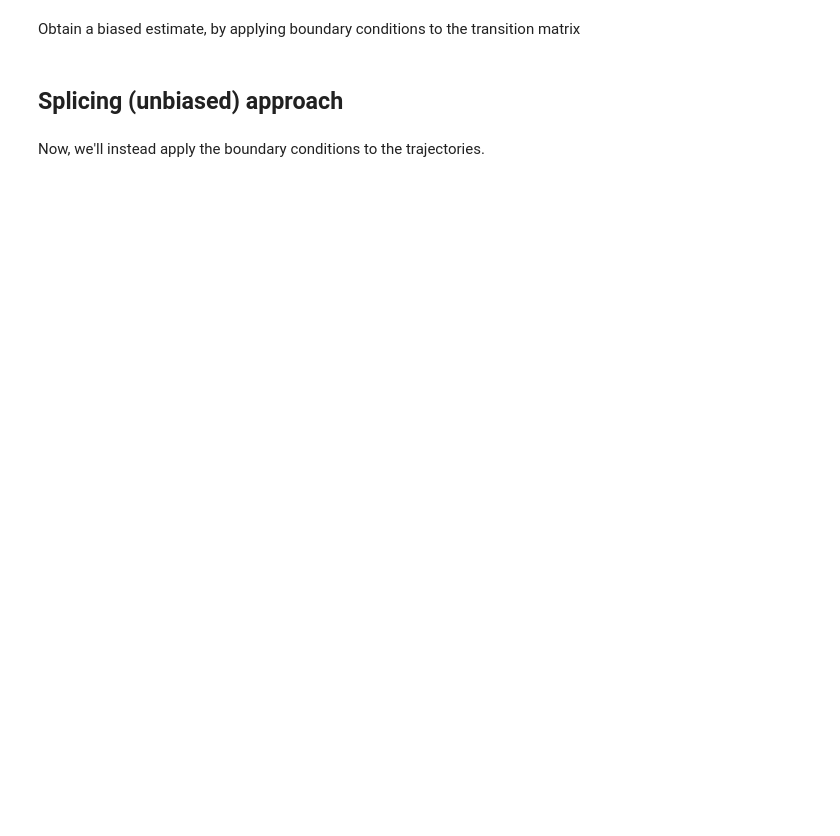
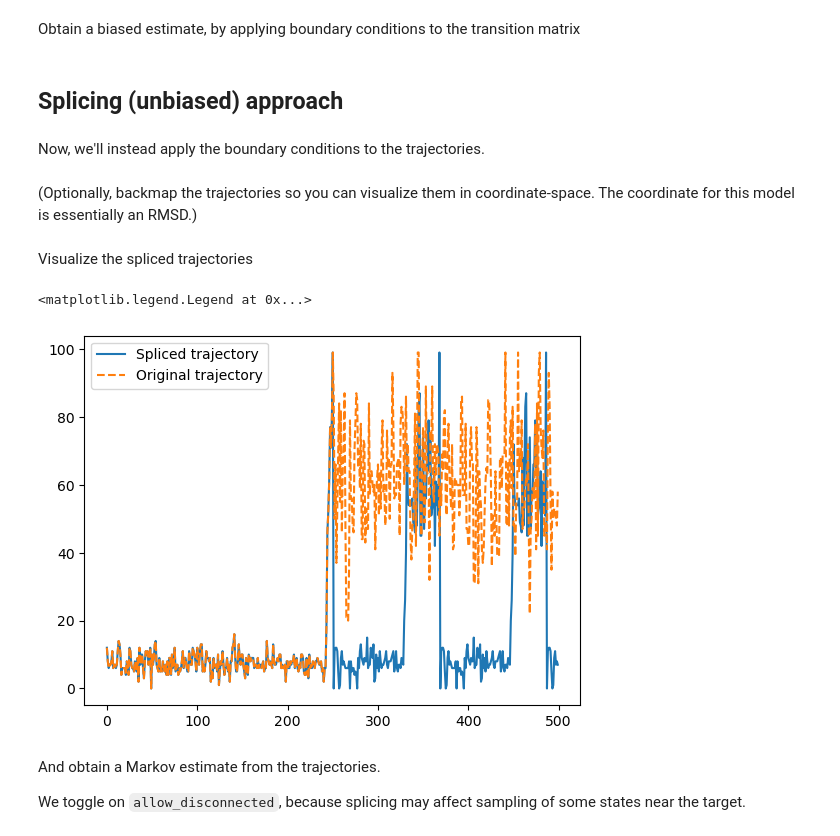
Before and after one commit to jdrusso/mr_toolkit, a Jupyter notebook: examples/ness_splicing.ipynb, the cells around one changed output. Cells and saved outputs as stored; diff of their text form; code cells hidden in the pictures; blank space fills up the shorter version.

Commit message:
Add NESS splicing example notebook

```diff
--- a/examples/ness_splicing.ipynb
+++ b/examples/ness_splicing.ipynb
@@ -10,0 +26,2 @@ Define a set of source and target states
+# %%
+lagtime = 10
@@ -13,2 +47,6 @@ Define a set of source and target states
 # %% [markdown]
 Obtain a biased estimate, by applying boundary conditions to the transition matrix
+# %%
+msm = dm.MaximumLikelihoodMSM().fit_from_discrete_timeseries(trajectories, lagtime)
+# %%
+tmatrix = msm.fetch_model().transition_matrix
@@ -16,3 +63,14 @@ Obtain a biased estimate, by applying boundary conditions to the transition matr
 ## Splicing (unbiased) approach
 # %% [markdown]
 Now, we'll instead apply the boundary conditions to the trajectories.
+# %%
+spliced_trajectories = splicing.iterative_trajectory_splicing(
+    trajs=trajectories,
+    sink_states = target_states,
+    source_states = source_states,
+    splice_msm_lag = 1,
+    n_clusters = len(tmatrix),
+    max_iterations=1000
+)
+# %% [markdown]
+(Optionally, backmap the trajectories so you can visualize them in coordinate-space. The coordinate for this model is essentially an RMSD.)
@@ -18,0 +80,34 @@ Now, we'll instead apply the boundary conditions to the trajectories.
+# %% [markdown]
+Visualize the spliced trajectories
+# %%
+window = 250
+
+target_entry_traj, target_entry_point = np.argwhere(trajectories == target_states[0])[0]
+
+plt.plot(
+    spliced_trajectories[
+    # spliced_backmapped[
+        target_entry_traj,
+        target_entry_point-window:target_entry_point+window
+    ],
+    label='Spliced trajectory'
+)
+
+plt.plot(
+    trajectories[
+    # original_backmapped[
+        target_entry_traj,
+        target_entry_point-window:target_entry_point+window
+    ],
+    '--',
+    label='Original trajectory'
+)
+
+plt.legend()
+# %% [output]
+<matplotlib.legend.Legend at 0x...>
+[figure, added]
+# %% [markdown]
+And obtain a Markov estimate from the trajectories.
+
+We toggle on `allow_disconnected`, because splicing may affect sampling of some states near the target.
```
Also changed, not shown: parts of 13 cells of this notebook.
